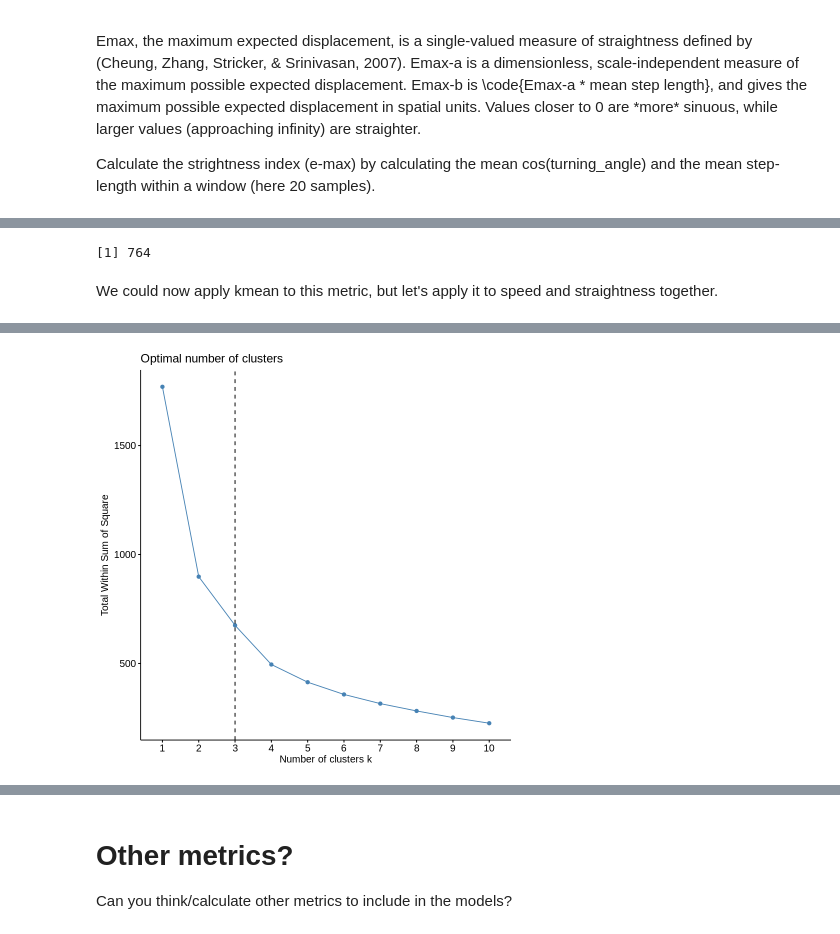
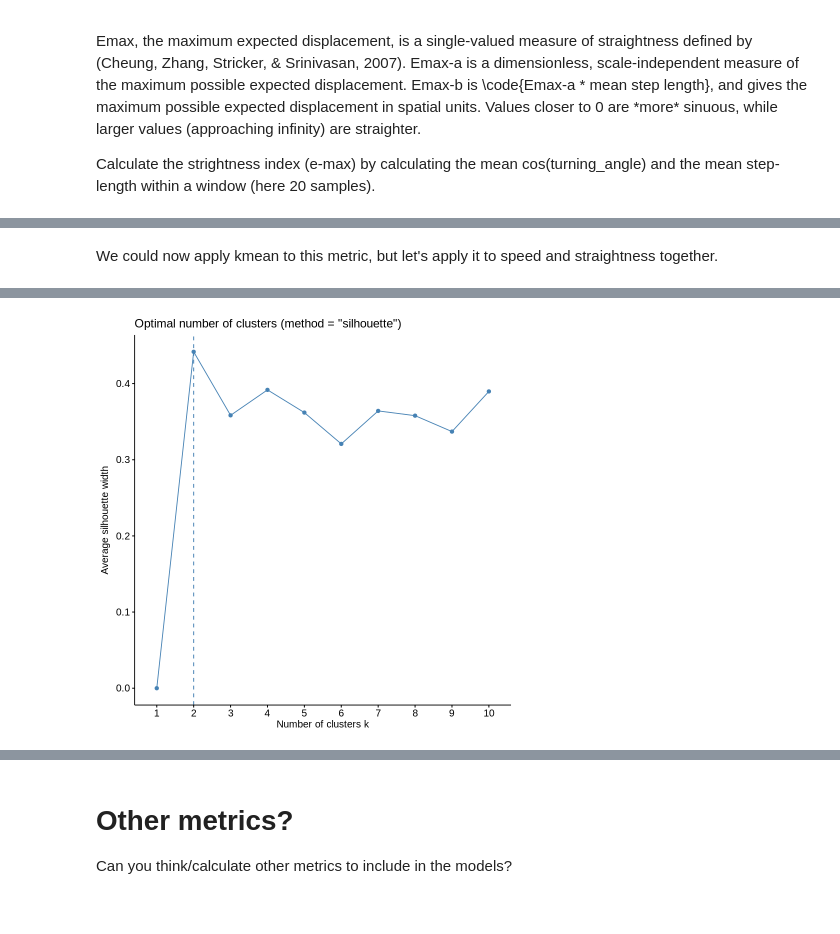
Before and after one commit to robinfreeman/BIOS0032_AI4Environment, a Jupyter notebook: TrackingData/practical.ipynb, the cells around one changed output, grey strips where cells are left out. Saved outputs shown, nothing was run; the diff lists cells and outputs as text; code cells hidden in the pictures.

```diff
--- a/TrackingData/practical.ipynb
+++ b/TrackingData/practical.ipynb
@@ -185,6 +149,7 @@ dat_interp <- dat %>%
 
     data.frame(
       bird = df$bird[1],
+      species = df$species[1],
       unix = new_unix,
       date_time = as.POSIXct(new_unix, origin = "1970-01-01", tz = "UTC"),
       lon = approx(unix_time, df$lon, xout = new_unix)$y,
@@ -423,7 +483,7 @@ Calculate the strightness index (e-max) by calculating the mean cos(turning_angl
 # %%
 data <- data %>%
   mutate(
-    mean_angle = frollmean(cos(angle), n = 20, fill = NA, align = "left"),
-    mean_step = frollmean(step, n = 20, fill = NA, align = "left"),
+    mean_angle = frollmean(cos(angle), n = 20, fill = NA, align = "left", na.rm = TRUE),
+    mean_step = frollmean(step, n = 20, fill = NA, align = "left", na.rm = TRUE),
     emaxb = mean_step * mean_angle / (1 - mean_angle)
   )
@@ -440,14 +490,14 @@ Warning message in xy.coords(x, y, xlabel, ylabel, log):
-# %%
-sum(is.na(data$emaxb))
-# %% [output]
-[1] 764
 # %% [markdown]
 We could now apply kmean to this metric, but let's apply it to speed and straightness together.
 # %%
+data$log_speed_ms_s <- scale(log10(data$speed_ms + 1))
+data$log_emaxb_s <- scale(log10(data$emaxb + 1))
+
+data = filter(data, !is.na(log_emaxb_s))
+
 fviz_nbclust(
-  na.omit(cbind(log10(data$speed_ms + 1), log10(data$emaxb))),
+  na.omit(cbind(log10(data$log_speed_ms_s), log10(data$log_emaxb_s))),
   kmeans,
-  method = "wss"
-) +
-  geom_vline(xintercept = 3, linetype = 2)
+  method = "silhouette" # (can also try 'wss', 'silhouette', 'gap_stat'))
+)
 # %% [output]
@@ -456,3 +511,3 @@ Warning message in cbind(log10(data$speed_ms), log10(data$emaxb)):
-[figure, old version]
+[figure, new version]
 # %%
 kmeans_result = stats::kmeans(
```
Also changed, not shown: parts of 41 cells of this notebook.
